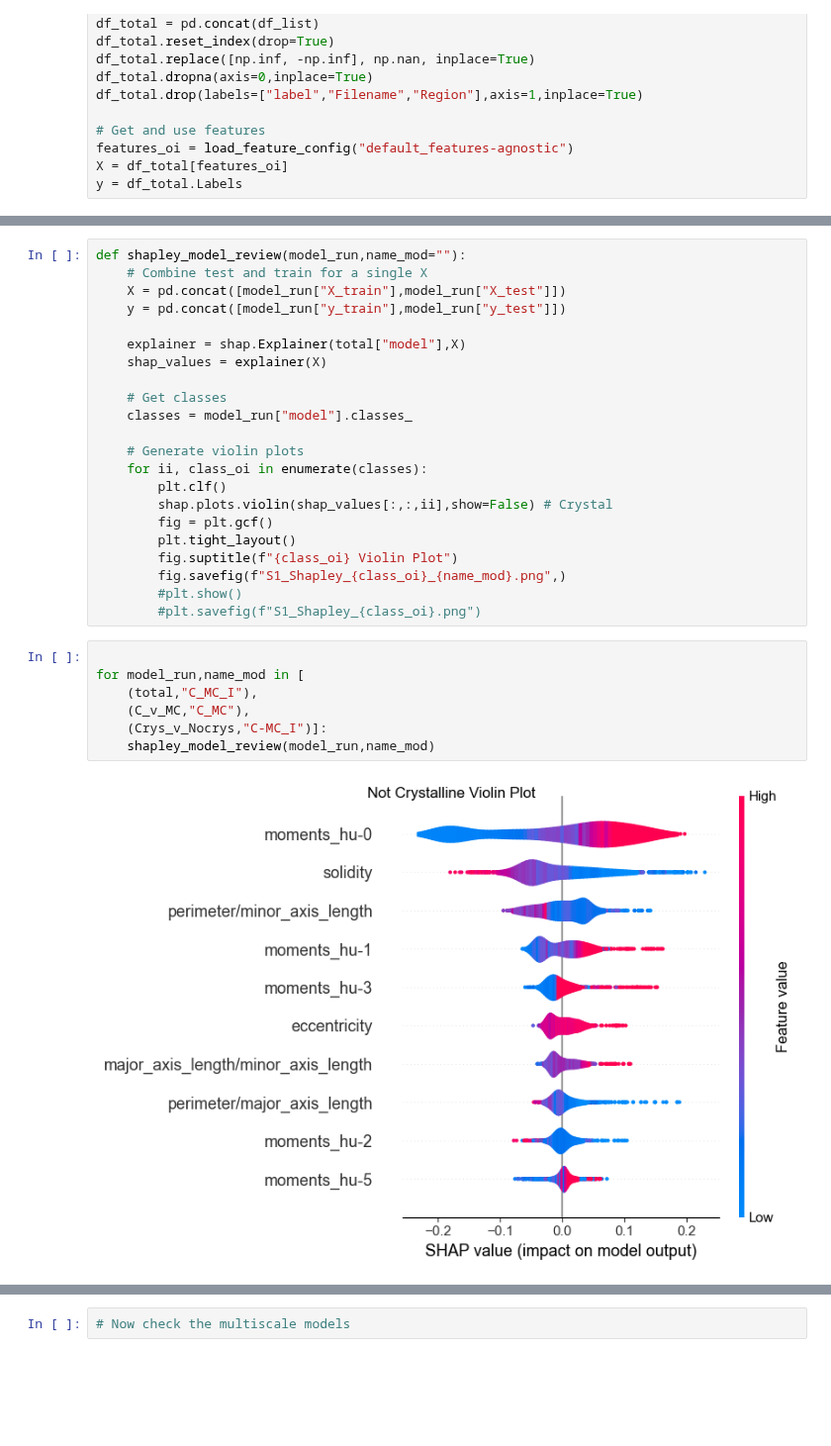
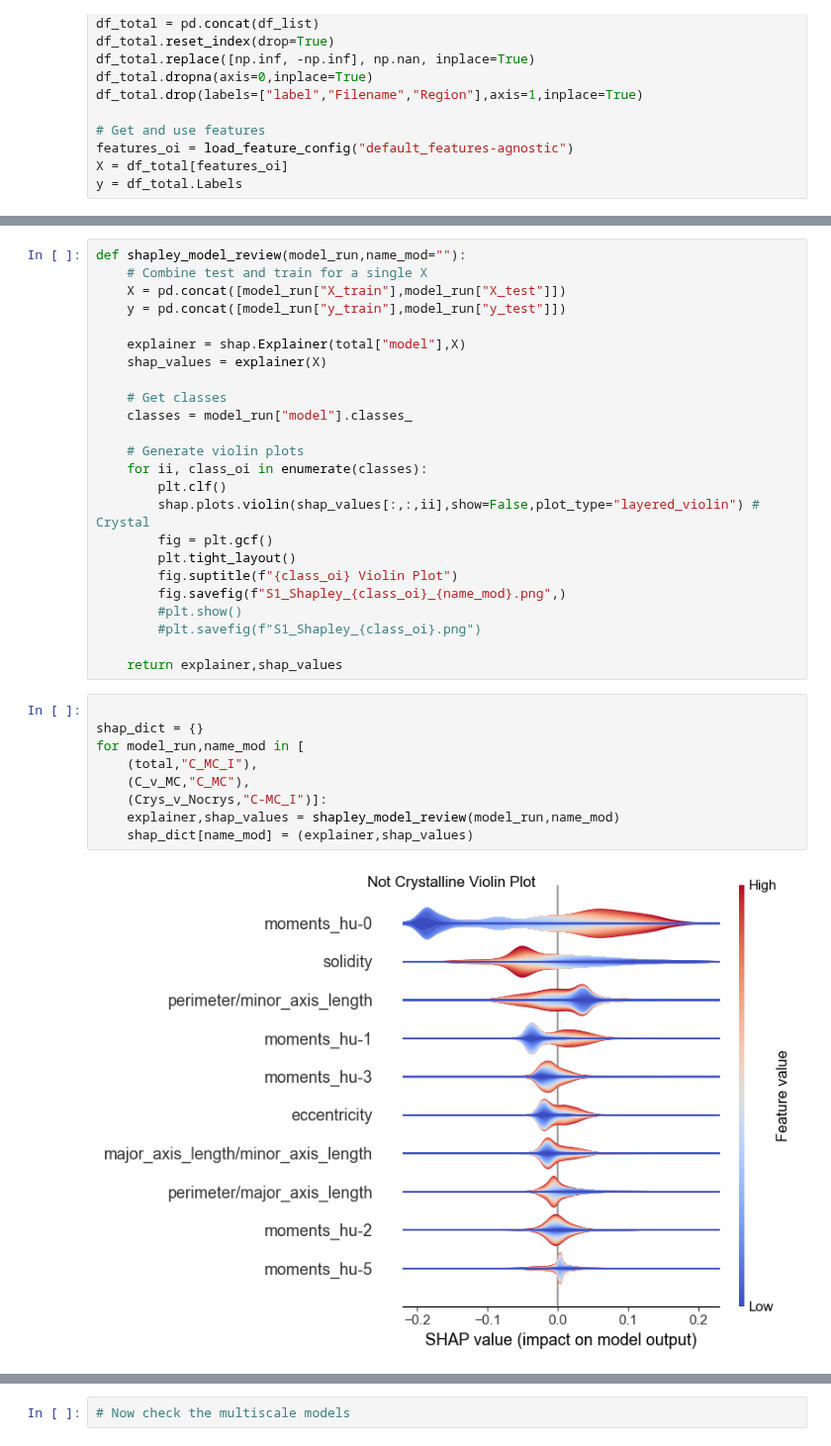
Before and after one commit to jepietryga/colloidalcrystal_ml, a Jupyter notebook: ManuscriptFigures/S1_FeatureEngineering_FeatureImportance/shap_analysis.ipynb, the cells around one changed output, grey strips where cells are left out. Shown at 99% size. Cells and saved outputs as stored; diff of their text form; blank space fills up the shorter version.

```diff
--- a/ManuscriptFigures/S1_FeatureEngineering_FeatureImportance/shap_analysis.ipynb
+++ b/ManuscriptFigures/S1_FeatureEngineering_FeatureImportance/shap_analysis.ipynb
@@ -73,22 +78,26 @@ def shapley_model_review(model_run,name_mod=""):
     # Generate violin plots
     for ii, class_oi in enumerate(classes):
         plt.clf()
-        shap.plots.violin(shap_values[:,:,ii],show=False) # Crystal
+        shap.plots.violin(shap_values[:,:,ii],show=False,plot_type="layered_violin") # Crystal
         fig = plt.gcf()
         plt.tight_layout()
         fig.suptitle(f"{class_oi} Violin Plot")
         fig.savefig(f"S1_Shapley_{class_oi}_{name_mod}.png",)
         #plt.show()
         #plt.savefig(f"S1_Shapley_{class_oi}.png")
+
+    return explainer,shap_values
 # %%
 
+shap_dict = {}
 for model_run,name_mod in [
     (total,"C_MC_I"),
     (C_v_MC,"C_MC"),
     (Crys_v_Nocrys,"C-MC_I")]:
-    shapley_model_review(model_run,name_mod)
+    explainer,shap_values = shapley_model_review(model_run,name_mod)
+    shap_dict[name_mod] = (explainer,shap_values)
 # %% [output]
-[figure, old version]
+[figure, new version]
 # %%
 # the waterfall_plot shows how we get from shap_values.base_values to model.predict(X)[sample_ind]
 shap.plots.waterfall(shap_values[0,:,0]) # Crystal
```
Also changed, not shown: parts of 6 cells of this notebook, 39 other files.
